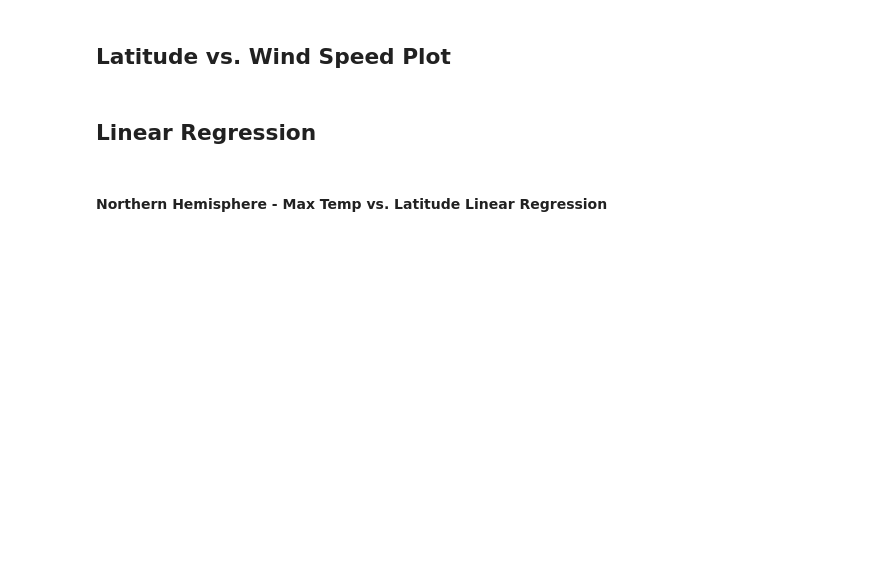
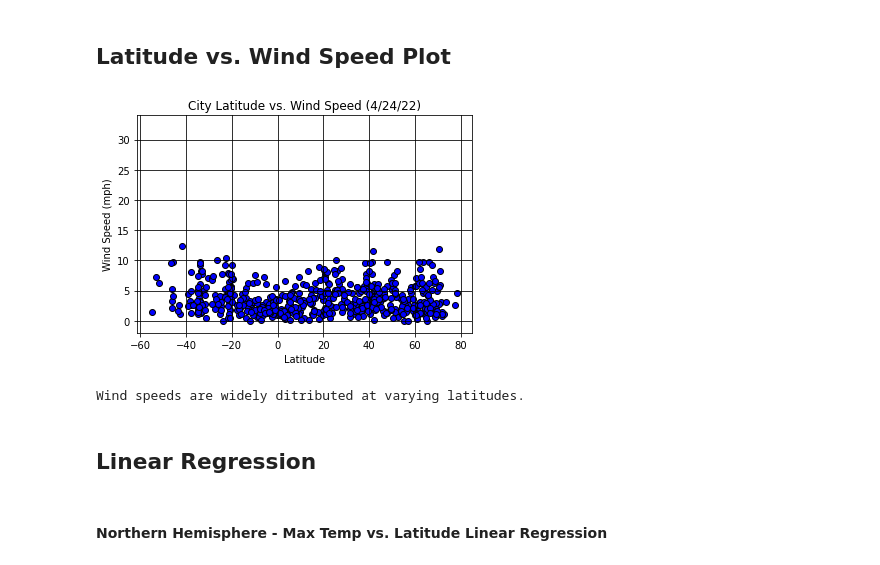
Before and after one commit to jfraz027/Python-api-challenge, a Jupyter notebook: WeatherPy/WeatherPy.ipynb, the cells around one changed output. Drawn from its saved outputs; the diff is of its cells as text; code cells hidden in the pictures; blank space fills up the shorter version.

```diff
--- a/WeatherPy/WeatherPy.ipynb
+++ b/WeatherPy/WeatherPy.ipynb
@@ -783,4 +274,17 @@ Skip this step if there are no cities that have humidity > 100%.
 # %% [markdown]
 ## Latitude vs. Wind Speed Plot
+# %%
+plt.scatter(weather_dataframe["Lat"],weather_dataframe["Wind Speed"],edgecolors="black",facecolors="blue")
+plt.title("City Latitude vs. Wind Speed (4/24/22)")
+plt.xlabel("Latitude")
+plt.ylabel("Wind Speed (mph)")
+plt.ylim(-2,34)
+plt.grid (b=True,which="major",axis="both",linestyle="-",color="black")
+plt.savefig("output_data/fig4.png")
+plt.show()
+print("Wind speeds are widely ditributed at varying latitudes.")
+# %% [output]
+[figure, added]
+Wind speeds are widely ditributed at varying latitudes.
 # %% [markdown]
 ## Linear Regression
```
Also changed, not shown: parts of 29 cells of this notebook, 6 other files.
